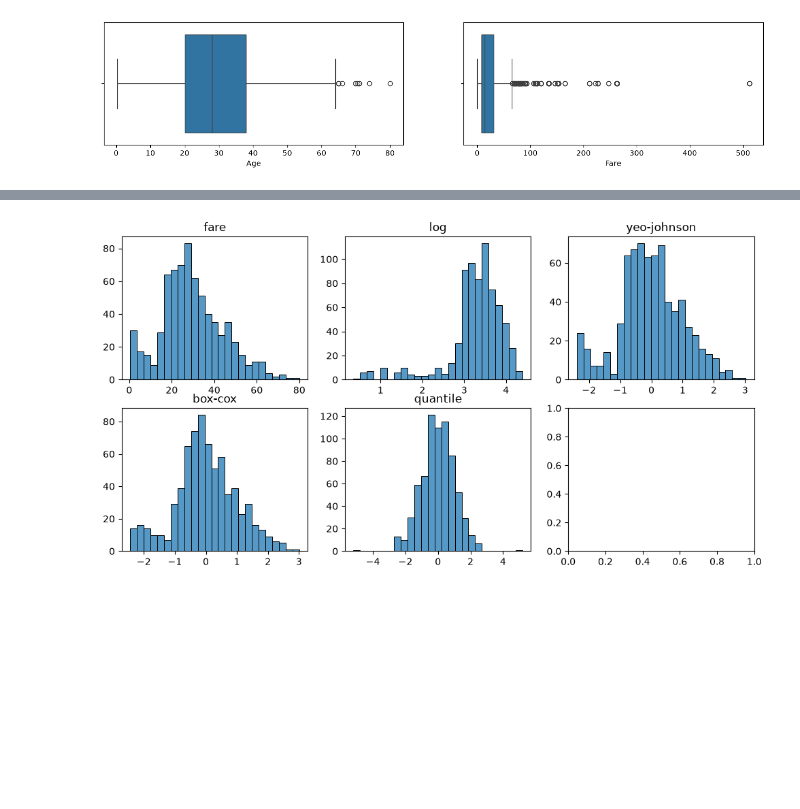
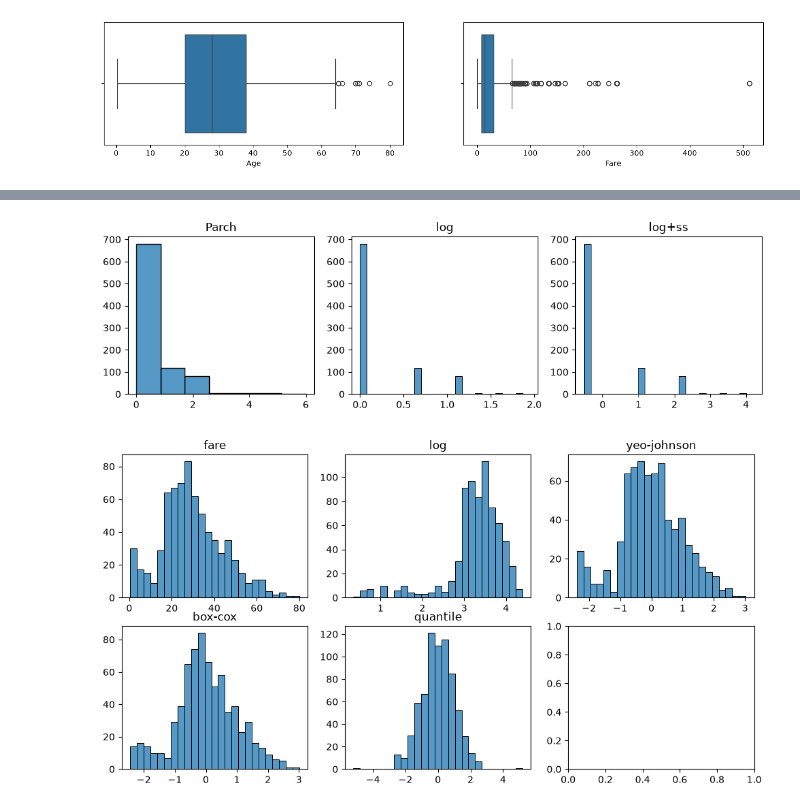
Before and after one commit to kh4beep/Titanic, a Jupyter notebook: draft.ipynb, the cells around one changed output, grey strips where cells are left out. Cells and saved outputs as stored; diff of their text form; code cells hidden in the pictures; blank space fills up the shorter version.

```diff
--- a/draft.ipynb
+++ b/draft.ipynb
@@ -292,3 +306,22 @@ if is_eval_imputer:
+# %%
+fig, axes = plt.subplots(1, 3, figsize=(12, 3))
+
+ft = FunctionTransformer(np.log1p)
+ss = StandardScaler()
+
+parch_ft = ft.transform(df.Parch)
+parch_ss = ss.fit_transform(pd.DataFrame(parch_ft))
+
+sns.histplot(df.Parch.values, ax=axes[0], bins=7).set_title('Parch')
+sns.histplot(parch_ft.values, ax=axes[1], bins=25).set_title('log')
+sns.histplot(parch_ss[:, 0], ax=axes[2], bins=25).set_title('log+ss')
+
+
+for ax in axes:
+    ax.set_ylabel('')
+plt.show()
+# %% [output]
+[figure, added]
 # %%
 fig, axes = plt.subplots(2, 3, figsize=(12, 6))
 
```
Also changed, not shown: parts of 14 cells of this notebook, 8 other files.
